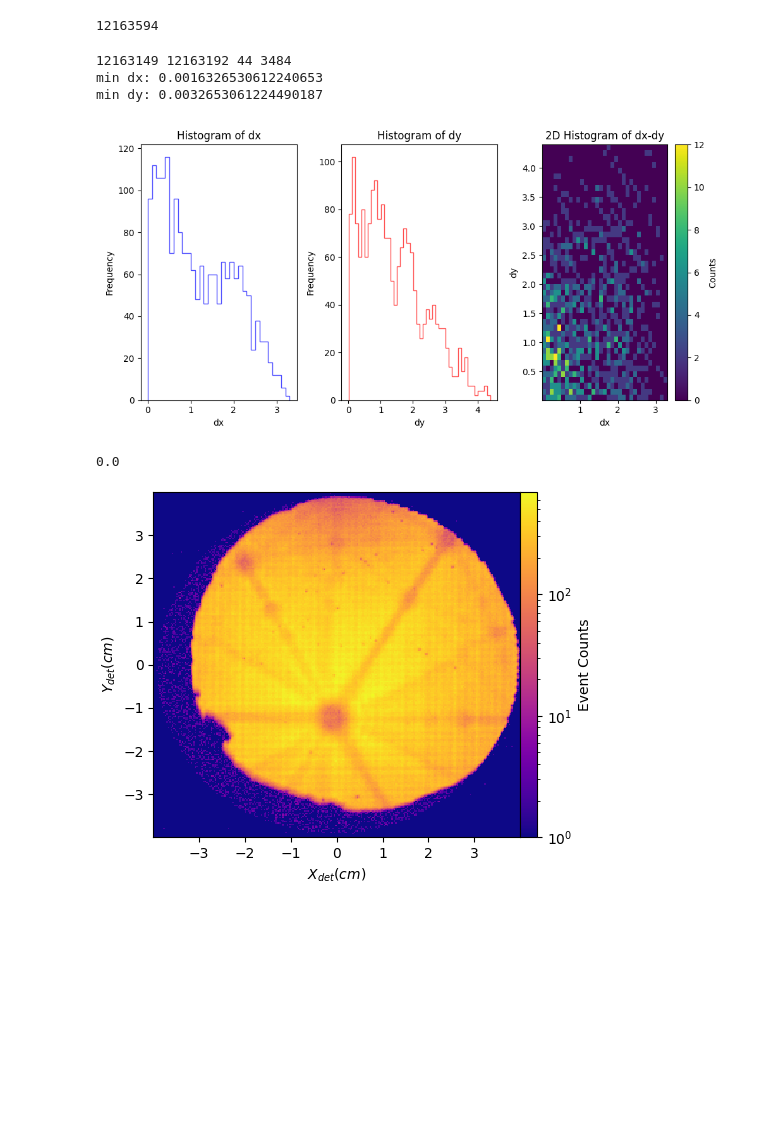
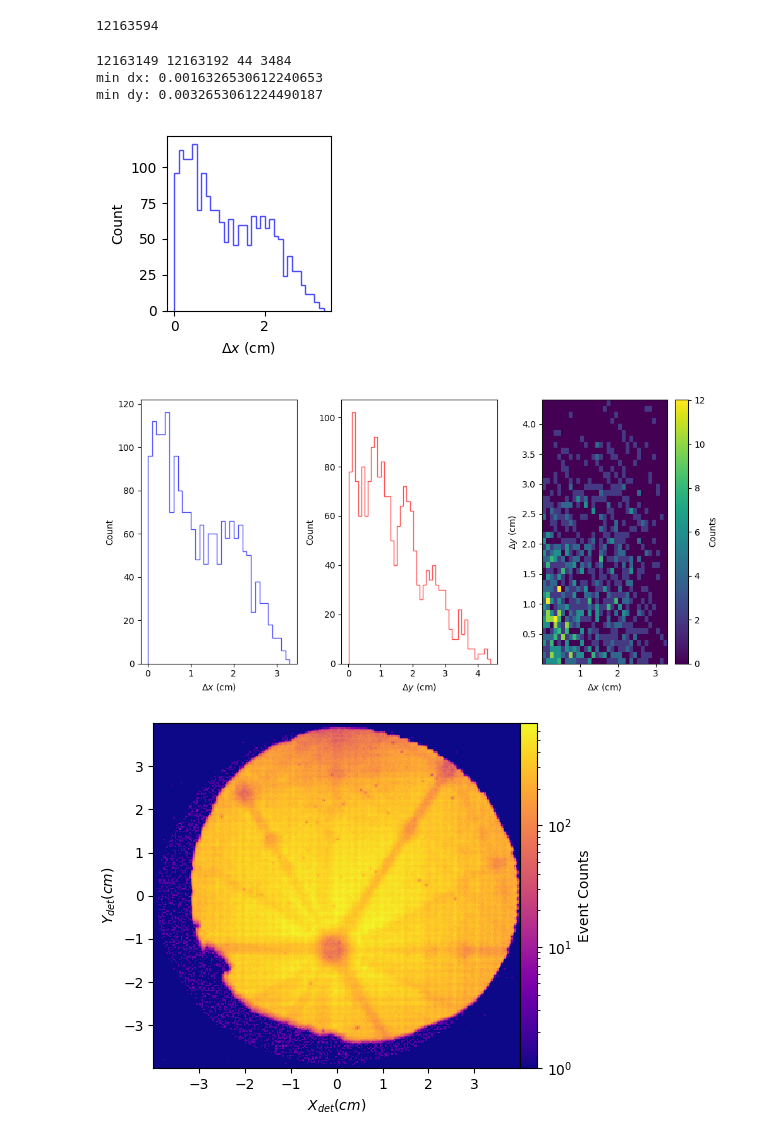
Before and after one commit to mmonajem/pyoxcart, a Jupyter notebook: pyccapt/calibration/tutorials/jupyter_files/raw_data_analysis.ipynb, the cells around one changed output. Cells and saved outputs as stored; diff of their text form; code cells hidden in the pictures; blank space fills up the shorter version.

```diff
--- a/pyccapt/calibration/tutorials/jupyter_files/raw_data_analysis.ipynb
+++ b/pyccapt/calibration/tutorials/jupyter_files/raw_data_analysis.ipynb
@@ -20,8 +21,8 @@ from pyccapt.calibration.reconstructions import sdm, rdf
 The autoreload extension is already loaded. To reload it, use:
   %reload_ext autoreload
 # %%
-# filename = 'D:/pyccapt/tests/data/data_1642_Aug-30-2023_16-05_Al_test4.h5'
-filename = 'C:/Users/mehrp/PycharmProjects/pyccapt/tests/data/data_1642_Aug-30-2023_16-05_Al_test4.h5'
+filename = 'D:/pyccapt/tests/data/data_1642_Aug-30-2023_16-05_Al_test4.h5'
+# filename = 'C:/Users/mehrp/PycharmProjects/pyccapt/tests/data/data_1642_Aug-30-2023_16-05_Al_test4.h5'
 df_dld = data_loadcrop.fetch_dataset_from_dld_grp(filename, extract_mode='dld')
 # %% [output]
 {'apt': ['high_voltage', 'main_chamber_vacuum', 'num_events', 'pulse', 'temperature', 'time_counter'], 'dld': ['high_voltage', 'pulse', 'start_counter', 't', 'x', 'y'], 'tdc': ['channel', 'high_voltag ...
@@ -626,47 +588,57 @@ dx = abs(dx)
 dy = abs(dy)
 
 dx = dx[dx!=0]
 dy = dy[dy!=0]
 print('min dx:', np.min(dx))
 print('min dy:', np.min(dy))
 
 # Plot histograms of dx and dy
+fig1, ax1 = plt.subplots(figsize=(2.5,2.5))
+bin_size = 0.1
+edges_x = np.arange(np.min(dx), np.max(dx), bin_size)
+plt.hist(dx.flatten(), bins=edges_x, color='blue', alpha=0.7, histtype='step')
+
+plt.xlabel(r'$\Delta x$ (cm)', fontsize=10)
+plt.ylabel('Count', fontsize=10)
+plt.tight_layout()
+from matplotlib import rcParams
+rcParams['svg.fonttype'] = 'none'
+plt.savefig("dead_zone_x.svg", format="svg", dpi=600)
+plt.savefig("dead_zone_y.png", format="png", dpi=600)
+plt.show()
+
+# Plot histograms of dx and dy
 plt.figure(figsize=(10, 5))
 bin_size = 0.1
 plt.subplot(1, 3, 1)
 edges_x = np.arange(np.min(dx), np.max(dx), bin_size)
 plt.hist(dx.flatten(), bins=edges_x, color='blue', alpha=0.7, histtype='step')
-plt.title('Histogram of dx')
-plt.xlabel('dx')
-plt.ylabel('Frequency')
+
+plt.xlabel(r'$\Delta x$ (cm)', fontsize=10)
+plt.ylabel('Count', fontsize=10)
 
 plt.subplot(1, 3, 2)
 edges_y = np.arange(np.min(dy), np.max(dy), bin_size)
 plt.hist(dy.flatten(), bins=edges_y, color='red', alpha=0.7, histtype='step')
-plt.title('Histogram of dy')
-plt.xlabel('dy')
-plt.ylabel('Frequency')
+plt.xlabel(r'$\Delta y$ (cm)', fontsize=10)
+plt.ylabel('Count', fontsize=10)
 
 plt.subplot(1, 3, 3)
 hist2d, x_edges, y_edges = np.histogram2d(dx, dy, bins=[edges_x, edges_y])
 extent = [x_edges[0], x_edges[-1], y_edges[0], y_edges[-1]]
 plt.imshow(hist2d.T, origin='lower', extent=extent, aspect="auto", cmap='viridis')
 plt.colorbar(label='Counts')
-plt.title('2D Histogram of dx-dy')
-plt.xlabel('dx')
-plt.ylabel('dy')
+plt.xlabel(r'$\Delta x$ (cm)', fontsize=10)
+plt.ylabel(r'$\Delta y$ (cm)', fontsize=10)
 
 plt.tight_layout()
 plt.show()
 # %% [output]
 12163149 12163192 44 3484
 min dx: 0.0016326530612240653
 min dy: 0.0032653061224490187
-[figure, old version]
+[figure, new version]
+[figure, added]
-# %%
-np.min(dx)
-# %% [output]
-0.0
 # %%
 fdm = {'x_det (cm)': det_x_total, 'y_det (cm)': det_y_total}
 fdm = pd.DataFrame(fdm)
```
Also changed, not shown: parts of 4 cells of this notebook, 5 other files.
